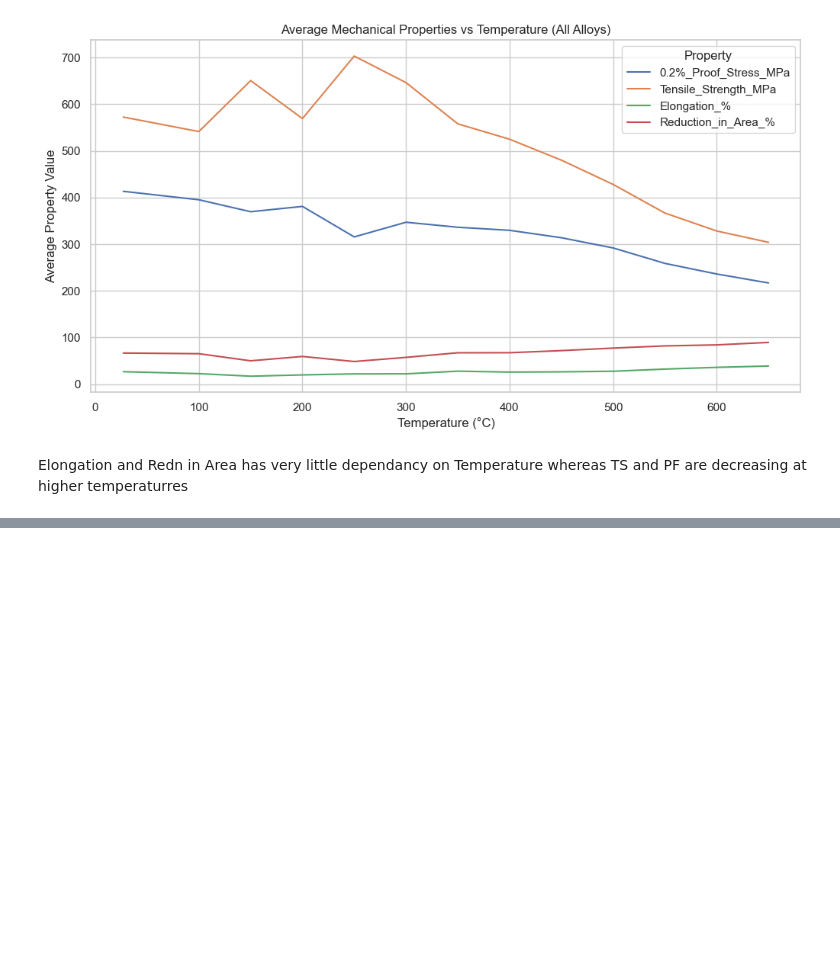
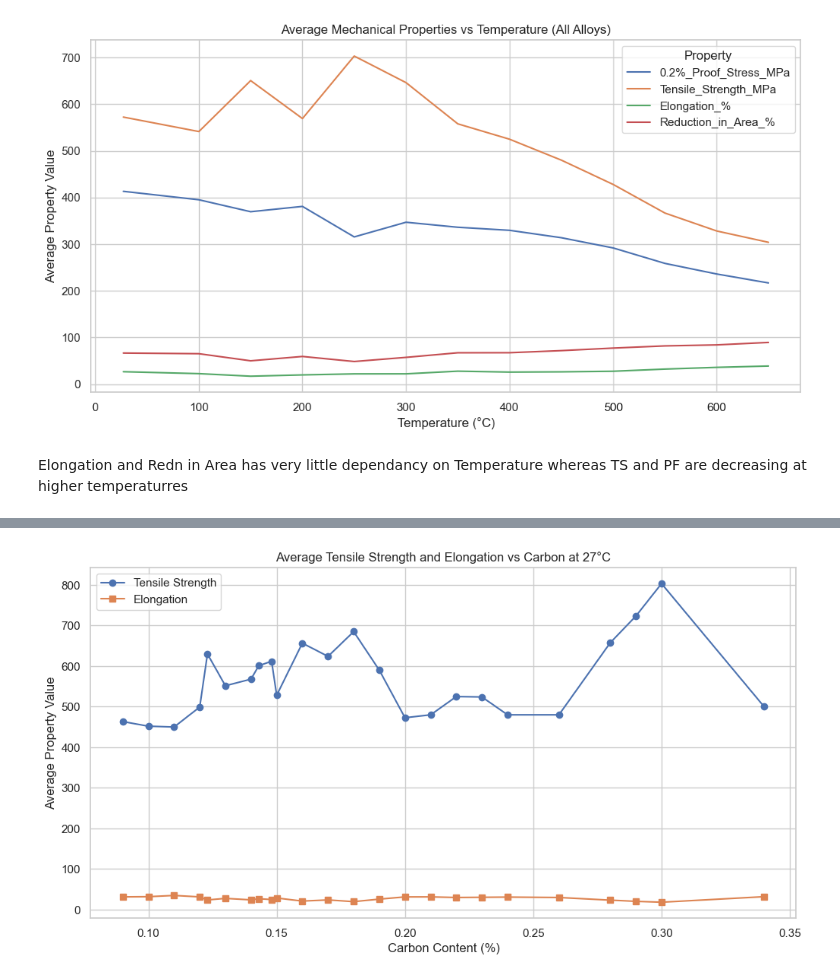
Before and after one commit to routh-vishal/steel-property-prediction, a Jupyter notebook: notebooks/01_exploratory_analysis.ipynb, the cells around one changed output, grey strips where cells are left out. Cells and saved outputs as stored; diff of their text form; code cells hidden in the pictures; blank space fills up the shorter version.

```diff
--- a/notebooks/01_exploratory_analysis.ipynb
+++ b/notebooks/01_exploratory_analysis.ipynb
@@ -190,0 +219,15 @@ Elongation and  Redn in Area has very little dependancy on Temperature whereas T
+# %%
+mean_props = data[data['Temperature_C']==27].groupby('C')[['Tensile_Strength_MPa','Elongation_%']].mean().reset_index()
+
+plt.figure(figsize=(12,6))
+plt.plot(mean_props['C'], mean_props['Tensile_Strength_MPa'], marker='o', label='Tensile Strength')
+plt.plot(mean_props['C'], mean_props['Elongation_%'], marker='s', label='Elongation')
+
+plt.xlabel('Carbon Content (%)')
+plt.ylabel('Average Property Value')
+plt.title('Average Tensile Strength and Elongation vs Carbon at 27°C')
+plt.legend()
+plt.grid(True)
+plt.show()
+# %% [output]
+[figure, added]
```
Also changed, not shown: parts of 4 cells of this notebook.
